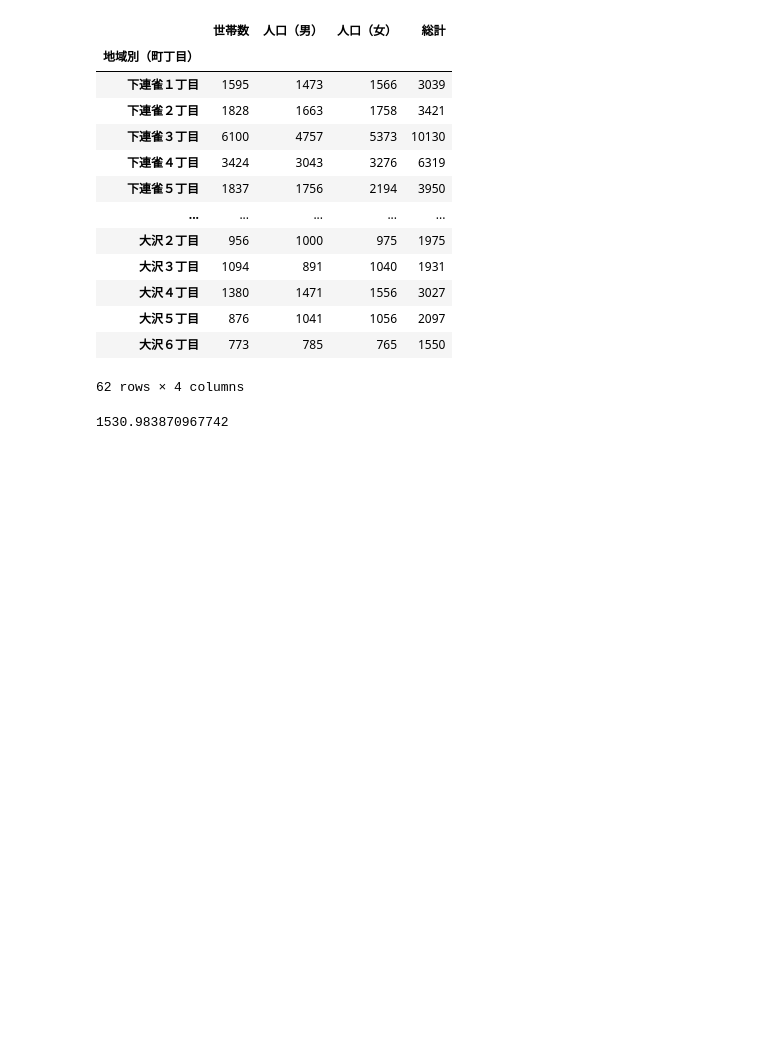
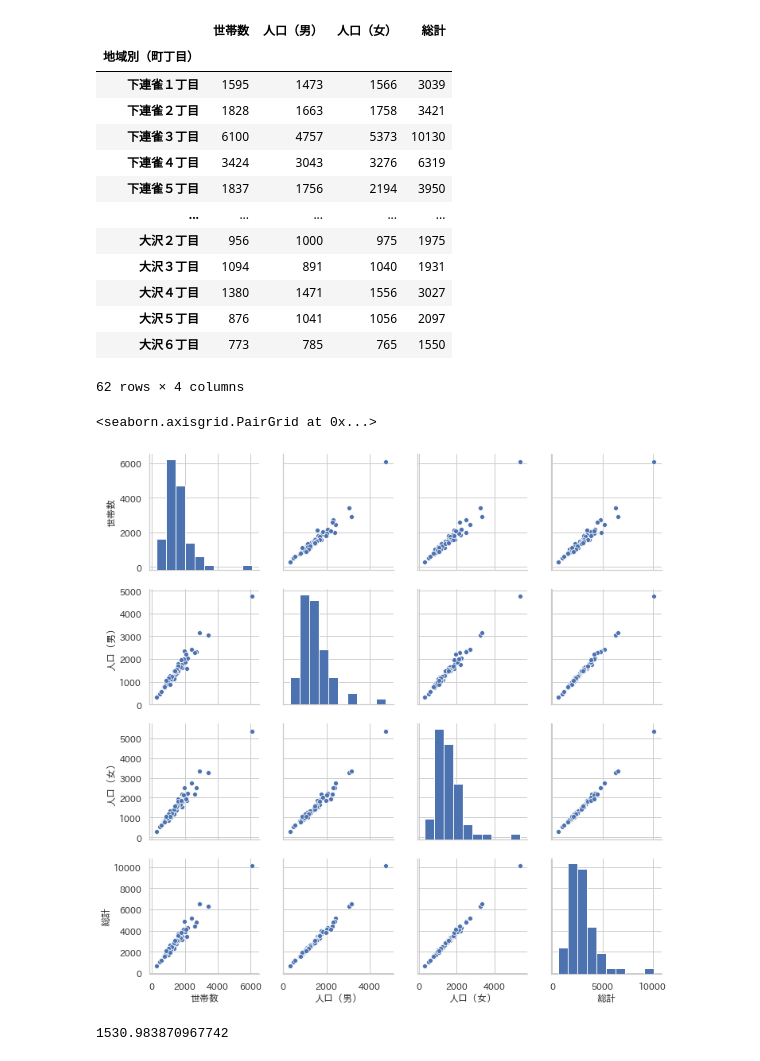
Before and after one commit to tom2rd/Googlecolabutils, a Jupyter notebook: Matplot_pyplot_JP_example0.ipynb, the cells around one changed output. Cells and saved outputs as stored; diff of their text form; code cells hidden in the pictures; blank space fills up the shorter version.

```diff
--- a/Matplot_pyplot_JP_example0.ipynb
+++ b/Matplot_pyplot_JP_example0.ipynb
@@ -212,6 +213,11 @@ df2[df2.index!="小計"]
 62 rows × 4 columns
 # %%
 df3=df2[df2.index!="小計"]
+# %%
+sns.pairplot(df3)
+# %% [output]
+<seaborn.axisgrid.PairGrid at 0x...>
+[figure, added]
 # %%
 group_data = list(df3['世帯数'])
 group_names = list(df3.index)
```
Also changed, not shown: parts of 2 cells of this notebook.
